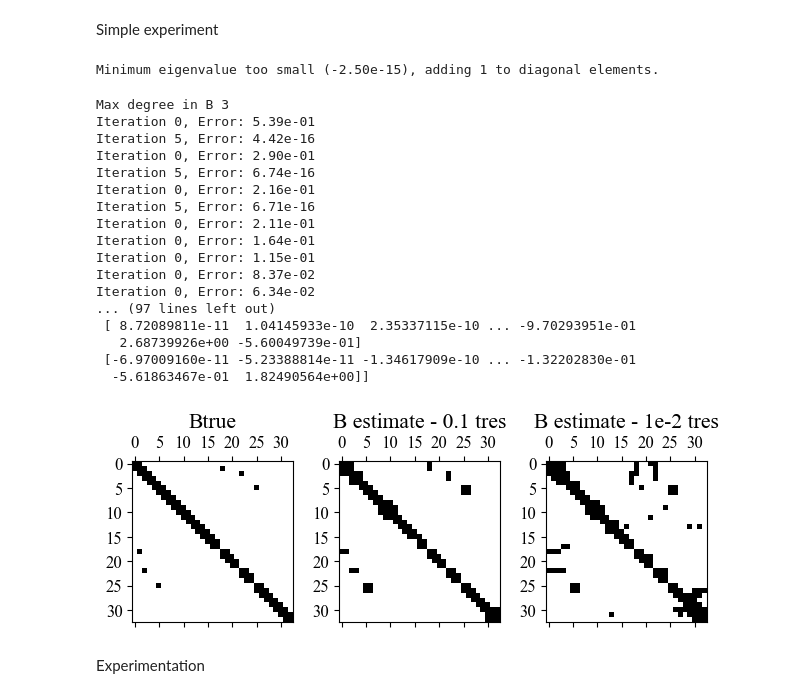
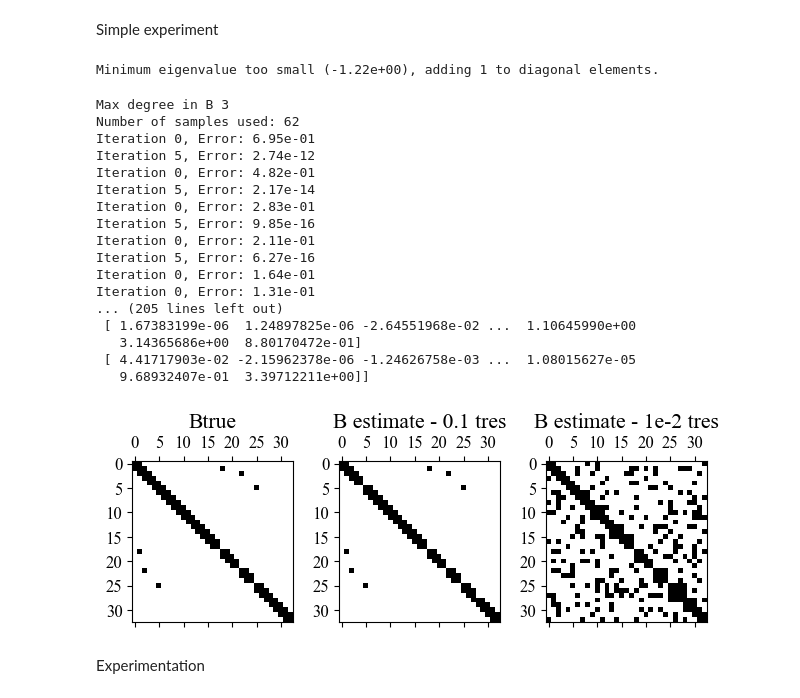
Before and after one commit to rohithmada00/NARE_graphical_IID, a Jupyter notebook: NARE_Graphical_IID.ipynb, the cells around one changed output. Drawn from its saved outputs; the diff is of its cells as text; code cells hidden in the pictures.

```diff
--- a/NARE_Graphical_IID.ipynb
+++ b/NARE_Graphical_IID.ipynb
@@ -15,15 +15,17 @@ class MatrixType(Enum):
     """
     Enum representing different available matrices in the data directory
     """
-    # SCALE_FREE = "Scale_Free_Laplacian"
-    # ERDOS_RENYI = "Erdos_Renyi_Laplacian"
-    # SMALL_WORLD = "Small_World_Laplacian"
-    # GRID_GRAPH = "Grid_Graph_Laplacian"
-    BUS_33_MODIFIED = "33bus_modified_ybus"
+    SCALE_FREE = "Scale_Free_Laplacian"
+    ERDOS_RENYI = "Erdos_Renyi_Laplacian"
+    SMALL_WORLD = "Small_World_Laplacian"
+    GRID_GRAPH = "Grid_Graph_Laplacian"
+    BUS_33_MODIFIED = "33bus_modified_ybus_binary"
     WATER_NETWORK = "water_network"
 # %%
 def ensure_positive_definite(M, epsilon=1, min_threshold=1e-3):
-    """Ensure M is well-conditioned ; add small value to diagonal if needed"""
+    """
+    Ensure M is well-conditioned ; add small value to diagonal if needed
+    """
     min_eig = np.min(np.linalg.eigvals(M))
 
     if min_eig < min_threshold:
@@ -238,7 +203,8 @@ def admm_precision_matrix(S, lambda_, rho=1.0, max_iter=100, tol=1e-4):
         B_new = newton_nare(A1, A2, A3, A4, X0)
 
         # Step 2: Update Z elementwise using soft-thresholding
-        Z_new = soft_thresholding(rho * B_new + Lambda, lambda_)
+        # Z_new = soft_thresholding(rho * B_new + Lambda, lambda_)
+        Z_new = soft_thresholding_offdiag(B_new, Lambda, lambda_, rho)
         Z_new = Z_new / rho
 
         # Step 3: Update Lambda (Lagrange multiplier)
@@ -265,15 +231,16 @@ Simple experiment
 # %%
 B = load_B(matrix_type=MatrixType.BUS_33_MODIFIED)
 # %% [output]
-Minimum eigenvalue too small (-2.50e-15), adding 1 to diagonal elements.
+Minimum eigenvalue too small (-1.22e+00), adding 1 to diagonal elements.
 # %%
-S, N = generate_sparse_covariance(B, sample_scaling=3.0)
+S, N = generate_sparse_covariance(B, sample_scaling=2)
+
+print(f'Number of samples used: {N}')
 # Parameters for the elastic-net penalty and ADMM algorithm
-lambda_ = 0.2  # Regularization strength
-alpha = 1  # Mixing parameter (0 = Ridge, 1 = Lasso)
+lambda_ = 0.1  # Regularization strength
 rho = 1.0  # ADMM penalty parameter
 max_iter = 200  # Maximum number of iterations
-tol = 1e-4  # Convergence tolerance
+tol = 1e-5  # Convergence tolerance
 
 # Run the ADMM algorithm using the generated sample covariance matrix
 B_estimate = admm_precision_matrix(S, lambda_, rho, max_iter, tol)
@@ -282,38 +249,38 @@ print("Estimated Precision Matrix (B estimate):")
 print(B_estimate)
 # %% [output]
 Max degree in B 3
-Iteration 0, Error: 5.39e-01
-Iteration 5, Error: 4.42e-16
-Iteration 0, Error: 2.90e-01
-Iteration 5, Error: 6.74e-16
-Iteration 0, Error: 2.16e-01
-Iteration 5, Error: 6.71e-16
+Number of samples used: 62
+Iteration 0, Error: 6.95e-01
+Iteration 5, Error: 2.74e-12
+Iteration 0, Error: 4.82e-01
+Iteration 5, Error: 2.17e-14
+Iteration 0, Error: 2.83e-01
+Iteration 5, Error: 9.85e-16
 Iteration 0, Error: 2.11e-01
+Iteration 5, Error: 6.27e-16
 Iteration 0, Error: 1.64e-01
-Iteration 0, Error: 1.15e-01
-Iteration 0, Error: 8.37e-02
-Iteration 0, Error: 6.34e-02
-... (97 lines left out)
- [ 8.72089811e-11  1.04145933e-10  2.35337115e-10 ... -9.70293951e-01
-   2.68739926e+00 -5.60049739e-01]
- [-6.97009160e-11 -5.23388814e-11 -1.34617909e-10 ... -1.32202830e-01
-  -5.61863467e-01  1.82490564e+00]]
+Iteration 0, Error: 1.31e-01
+... (205 lines left out)
+ [ 1.67383199e-06  1.24897825e-06 -2.64551968e-02 ...  1.10645990e+00
+   3.14365686e+00  8.80170472e-01]
+ [ 4.41717903e-02 -2.15962378e-06 -1.24626758e-03 ...  1.08015627e-05
+   9.68932407e-01  3.39712211e+00]]
 # %%
 plt.subplot(1,3, 1)
 plt.spy(B)
 plt.title("Btrue")
 plt.subplot(1,3,2)
 # plt.imshow(hard_threshold(B_estimate, 0.2), cmap= "gray")
-plt.spy(hard_threshold(B_estimate, 0.1))
+plt.spy(hard_threshold(B_estimate, 0.4))
 plt.title("B estimate - 0.1 tres")
 plt.subplot(1,3,3)
 # plt.imshow(hard_threshold(B_estimate, 0.4), cmap= "gray")
 plt.spy(hard_threshold(B_estimate, 1e-2))
 plt.tight_layout()
 plt.title("B estimate - 1e-2 tres")
 plt.show()
 # %% [output]
-[figure, old version]
+[figure, new version]
 # %% [markdown]
 Experimentation
 # %%
```
Also changed, not shown: parts of 16 cells of this notebook, 48 other files.
